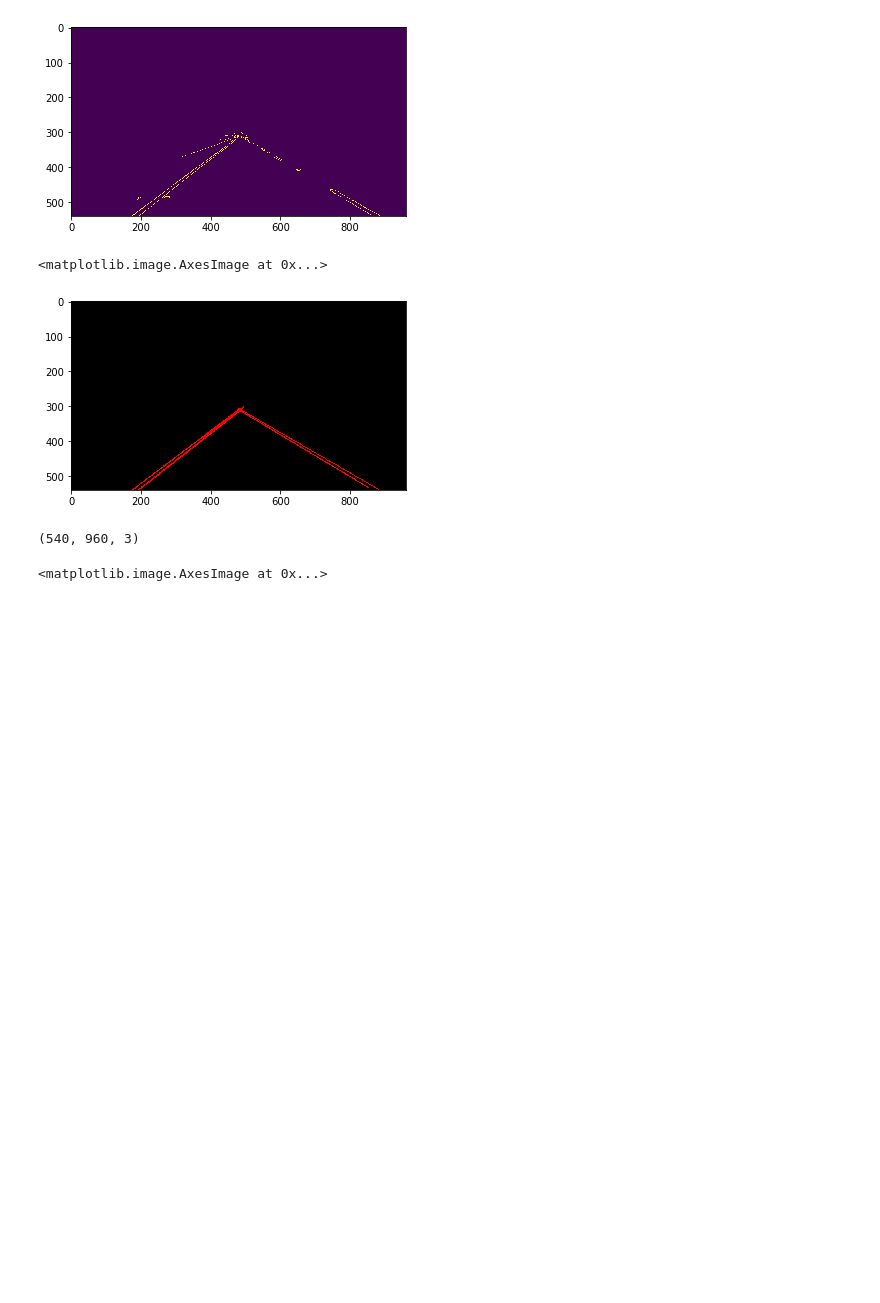
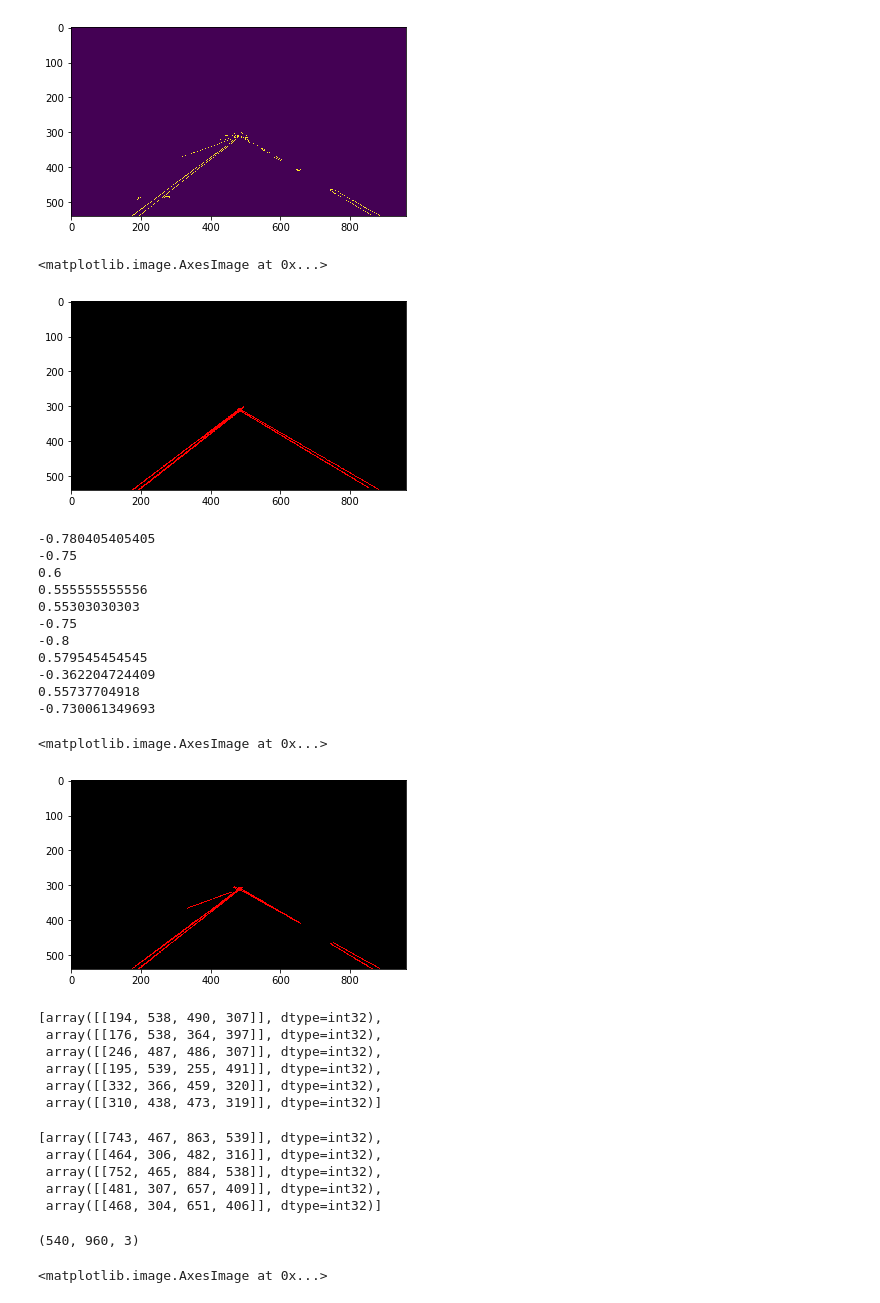
Before and after one commit to c1505/CarND-LaneLines-P1, a Jupyter notebook: P1.ipynb, the cells around one changed output. Drawn from its saved outputs; the diff is of its cells as text; code cells hidden in the pictures; blank space fills up the shorter version.

Commit message:
WIP. average

```diff
--- a/P1.ipynb
+++ b/P1.ipynb
@@ -245,3 +246,58 @@ plt.imshow(line_img)
 # %% [output]
 <matplotlib.image.AxesImage at 0x...>
 [figure]
+# %%
+def slope(line):
+    for x1,y1,x2,y2 in line:
+        return ((y2-y1)/(x2-x1))
+# %%
+# break down hough_lines and draw lines functions
+img = masked_image
+lines = cv2.HoughLinesP(img, rho, theta, threshold, np.array([]), minLineLength=min_line_len, maxLineGap=max_line_gap)
+line_img = np.zeros((img.shape[0], img.shape[1], 3), dtype=np.uint8)
+
+
+# draw_lines(line_img, lines)
+color=[255, 0, 0]
+thickness=2
+left_lines = []
+right_lines = []
+for line in lines:
+    for x1,y1,x2,y2 in line:
+        if slope(line) > 0:
+            print(slope(line))
+            left_lines.append(line)
+        else:
+            print(slope(line))
+            right_lines.append(line)
+        cv2.line(line_img, (x1, y1), (x2, y2), color, thickness)
+lines
+plt.imshow(line_img)
+# one of these lines shouldn't be there.  I could exlude it by slope or i could play around with thresholding or both.
+# I am seeign valid slopes here of -0.73 - -0.8 and 0.55 - 0.6 .  A bit surpised they don't match more
+# average the slopes
+# average the starting points
+# re-draw the lines
+# %% [output]
+-0.780405405405
+-0.75
+0.6
+0.555555555556
+0.55303030303
+-0.75
+-0.8
+0.579545454545
+-0.362204724409
+0.55737704918
+-0.730061349693
+<matplotlib.image.AxesImage at 0x...>
+[figure, added]
+# %%
+right_lines
+# %% [output]
+[array([[194, 538, 490, 307]], dtype=int32),
+ array([[176, 538, 364, 397]], dtype=int32),
+ array([[246, 487, 486, 307]], dtype=int32),
+ array([[195, 539, 255, 491]], dtype=int32),
+ array([[332, 366, 459, 320]], dtype=int32),
+ array([[310, 438, 473, 319]], dtype=int32)]
@@ -248,3 +310,11 @@ plt.imshow(line_img)
+# %%
+left_lines
+# %% [output]
+[array([[743, 467, 863, 539]], dtype=int32),
+ array([[464, 306, 482, 316]], dtype=int32),
+ array([[752, 465, 884, 538]], dtype=int32),
+ array([[481, 307, 657, 409]], dtype=int32),
+ array([[468, 304, 651, 406]], dtype=int32)]
 # %%
 line_img.shape
 image.shape
```
Also changed, not shown: parts of 7 cells of this notebook.
